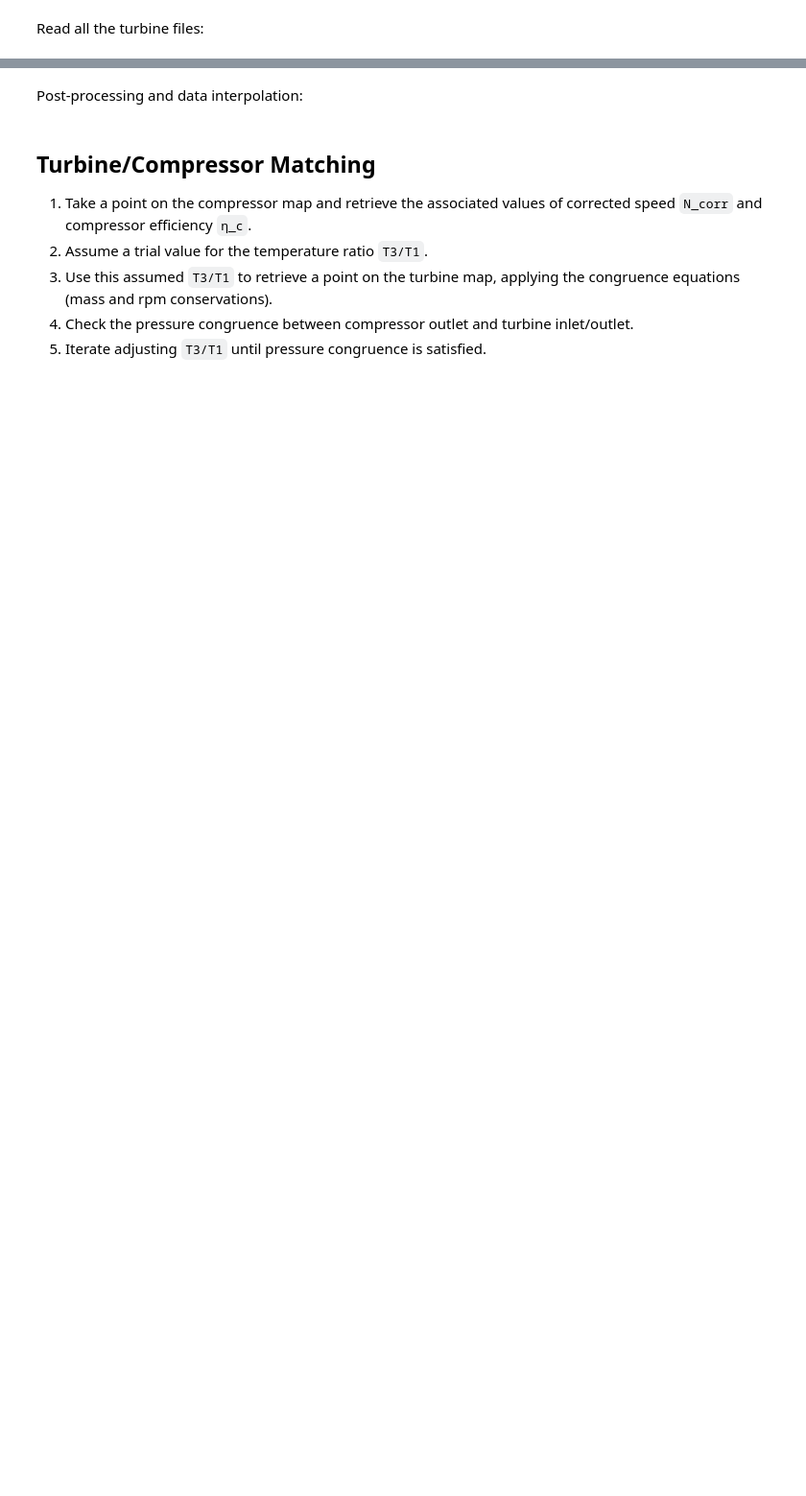
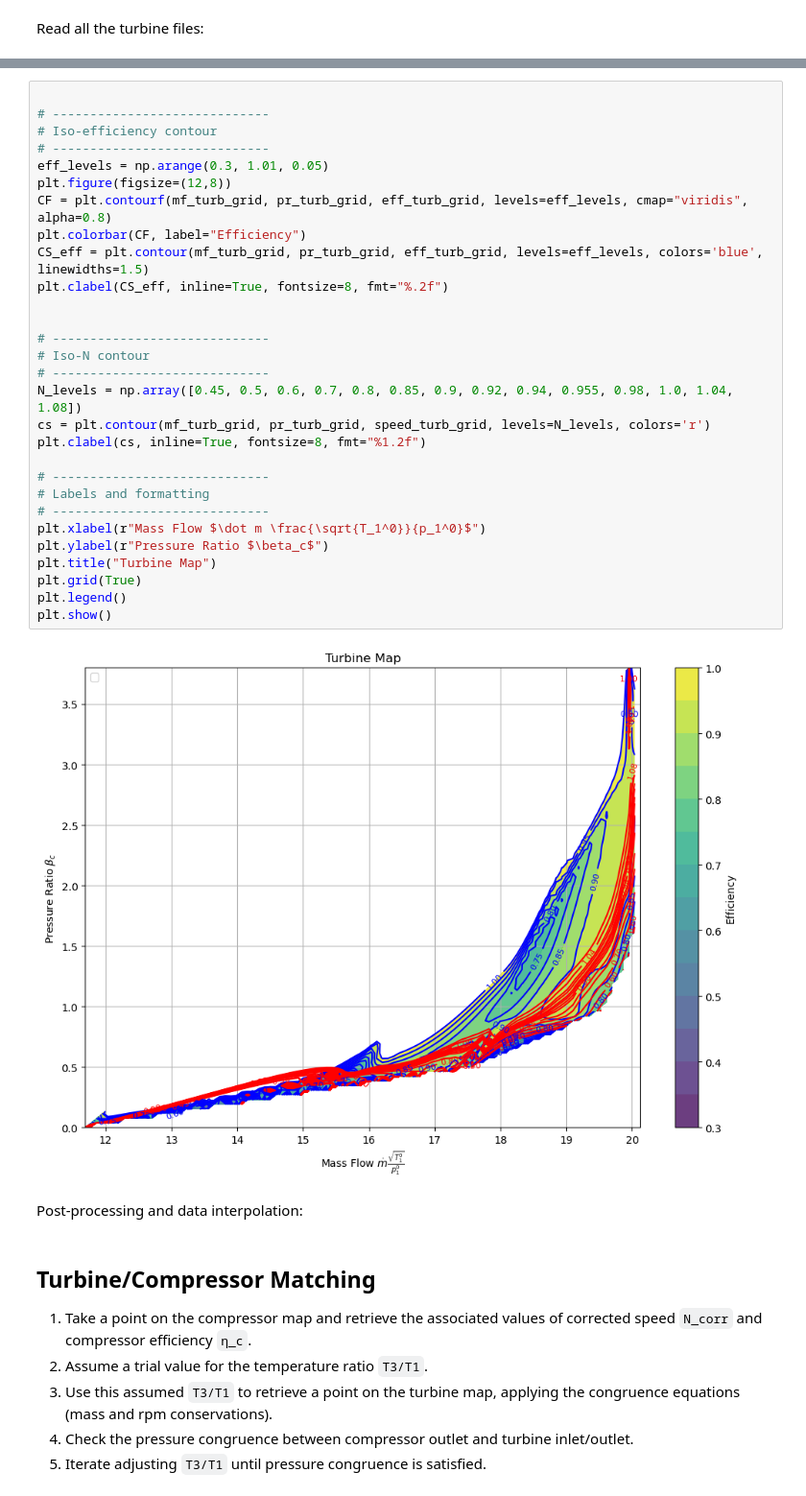
Before and after one commit to dariovetrano03/toga-or-not-toga, a Jupyter notebook: data/plot_iso_T3T1.ipynb, the cells around one changed output, grey strips where cells are left out. Shown at 96% size. Saved outputs shown, nothing was run; the diff lists cells and outputs as text; blank space fills up the shorter version.

```diff
--- a/data/plot_iso_T3T1.ipynb
+++ b/data/plot_iso_T3T1.ipynb
@@ -171,3 +149,34 @@ plt.show()
+# %%
+
+# -----------------------------
+# Iso-efficiency contour
+# -----------------------------
+eff_levels = np.arange(0.3, 1.01, 0.05)
+plt.figure(figsize=(12,8))
+CF = plt.contourf(mf_turb_grid, pr_turb_grid, eff_turb_grid, levels=eff_levels, cmap="viridis", alpha=0.8)
+plt.colorbar(CF, label="Efficiency")
+CS_eff = plt.contour(mf_turb_grid, pr_turb_grid, eff_turb_grid, levels=eff_levels, colors='blue', linewidths=1.5)
+plt.clabel(CS_eff, inline=True, fontsize=8, fmt="%.2f")
+
+
+# -----------------------------
+# Iso-N contour
+# -----------------------------
+N_levels = np.array([0.45, 0.5, 0.6, 0.7, 0.8, 0.85, 0.9, 0.92, 0.94, 0.955, 0.98, 1.0, 1.04, 1.08])
+cs = plt.contour(mf_turb_grid, pr_turb_grid, speed_turb_grid, levels=N_levels, colors='r')
+plt.clabel(cs, inline=True, fontsize=8, fmt="%1.2f")
+
+# -----------------------------
+# Labels and formatting
+# -----------------------------
+plt.xlabel(r"Mass Flow $\dot m \frac{\sqrt{T_1^0}}{p_1^0}$")
+plt.ylabel(r"Pressure Ratio $\beta_c$")
+plt.title("Turbine Map")
+plt.grid(True)
+plt.legend()
+plt.show()
+# %% [output]
+[figure, added]
 # %% [markdown]
 Post-processing and data interpolation:
 # %% [markdown]
```
Also changed, not shown: parts of 10 cells of this notebook, 1 other file.
